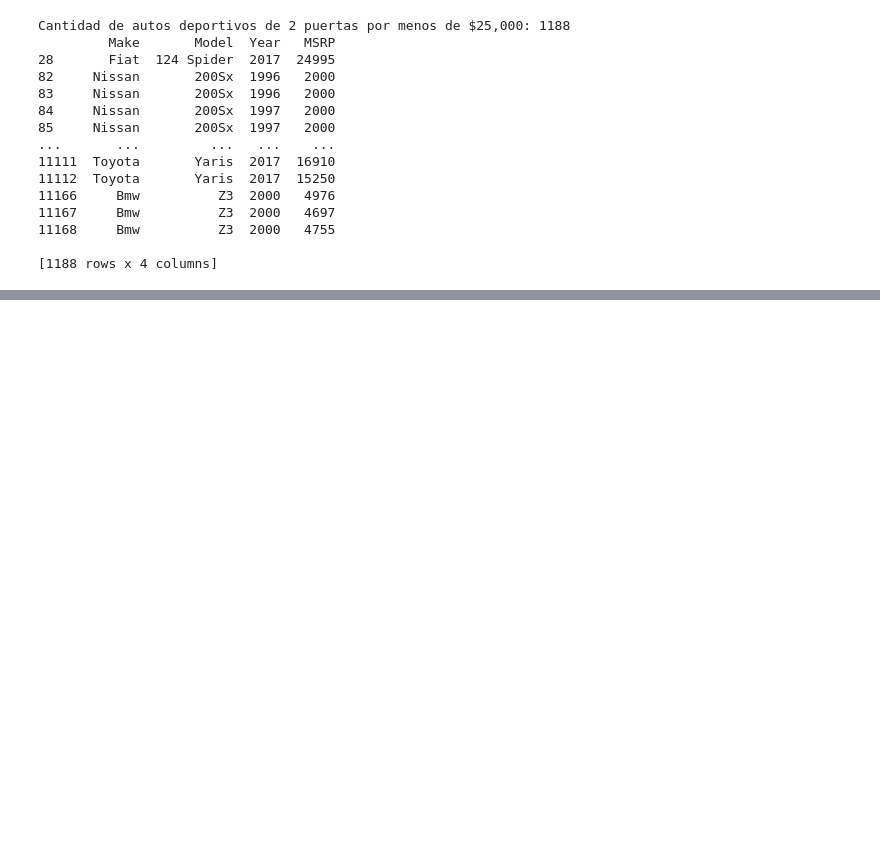
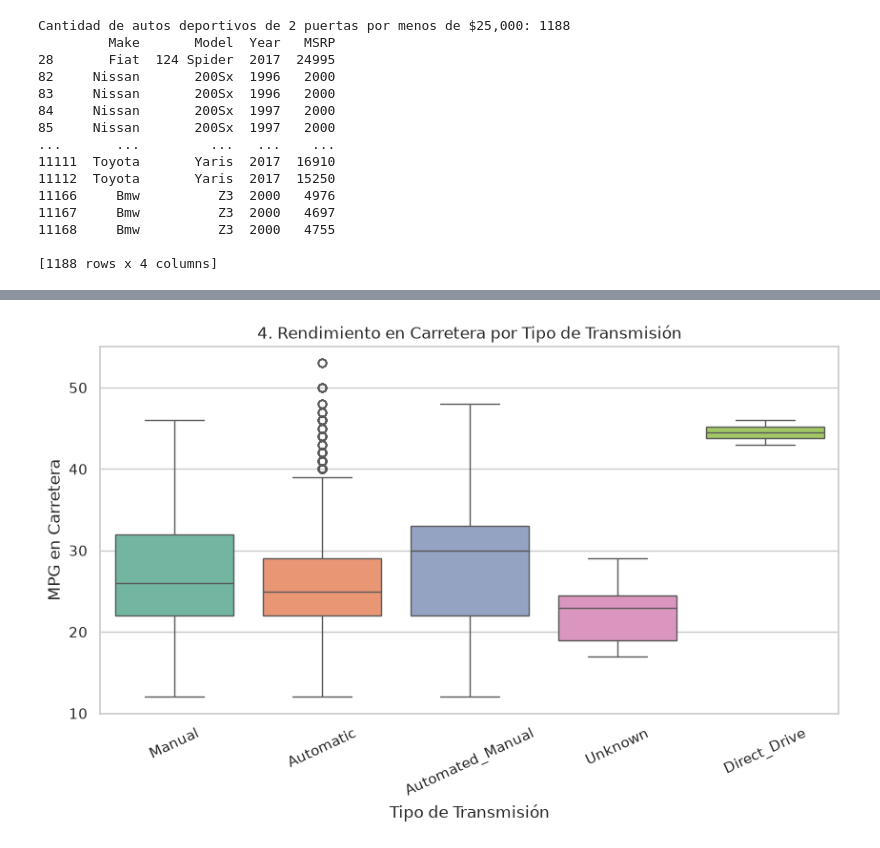
Before and after one commit to JuanPrieto16/proyecto_carros_proga2, a Jupyter notebook: cuadernos/exploracion_samuel.ipynb, the cells around one changed output, grey strips where cells are left out. Drawn from its saved outputs; the diff is of its cells as text; code cells hidden in the pictures; blank space fills up the shorter version.

```diff
--- a/cuadernos/exploracion_samuel.ipynb
+++ b/cuadernos/exploracion_samuel.ipynb
@@ -209,0 +244,10 @@ Cantidad de autos deportivos de 2 puertas por menos de $25,000: 1188
+# %%
+plt.figure(figsize=(10, 5))
+sns.boxplot(data=df[df['highway MPG'] < 60], x='Transmission Type', y='highway MPG', hue='Transmission Type', palette='Set2', legend=False)
+plt.title('4. Rendimiento en Carretera por Tipo de Transmisión')
+plt.xlabel('Tipo de Transmisión')
+plt.ylabel('MPG en Carretera')
+plt.xticks(rotation=25)
+plt.show()
+# %% [output]
+[figure, added]
```
Also changed, not shown: parts of 5 cells of this notebook, 1 other file.
